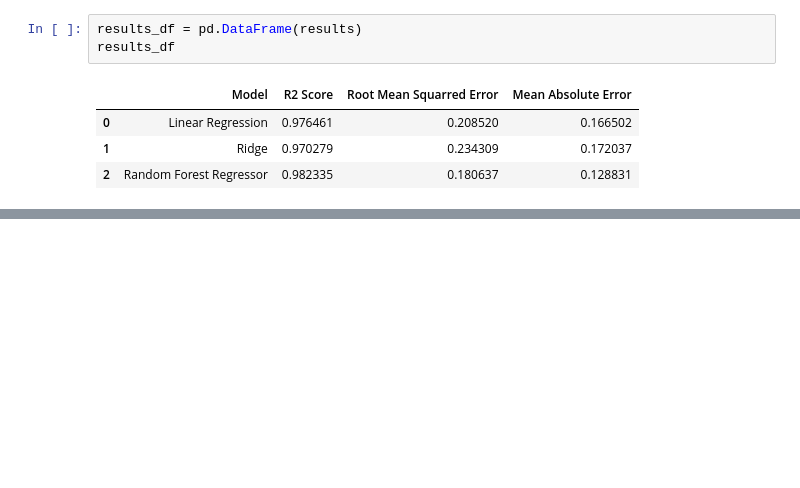
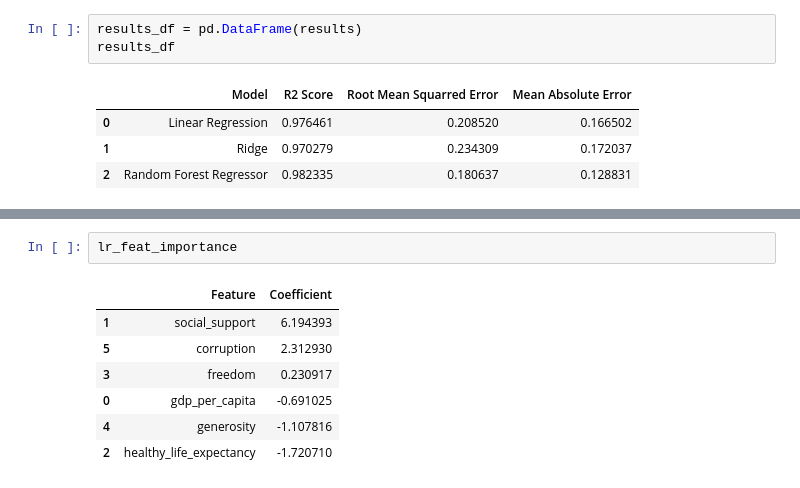
Before and after one commit to hfarukaktas/data-science-projects, a Jupyter notebook: world-happiness-index/WorldHappinessData.ipynb, the cells around one changed output, grey strips where cells are left out. Saved outputs shown, nothing was run; the diff lists cells and outputs as text; blank space fills up the shorter version.

```diff
--- a/world-happiness-index/WorldHappinessData.ipynb
+++ b/world-happiness-index/WorldHappinessData.ipynb
@@ -207,0 +217,10 @@ results_df
+# %%
+lr_feat_importance
+# %% [output]
+|  | Feature | Coefficient |
+| 1 | social_support | 6.194393 |
+| 5 | corruption | 2.312930 |
+| 3 | freedom | 0.230917 |
+| 0 | gdp_per_capita | -0.691025 |
+| 4 | generosity | -1.107816 |
+| 2 | healthy_life_expectancy | -1.720710 |
```
Also changed, not shown: parts of 6 cells of this notebook.
